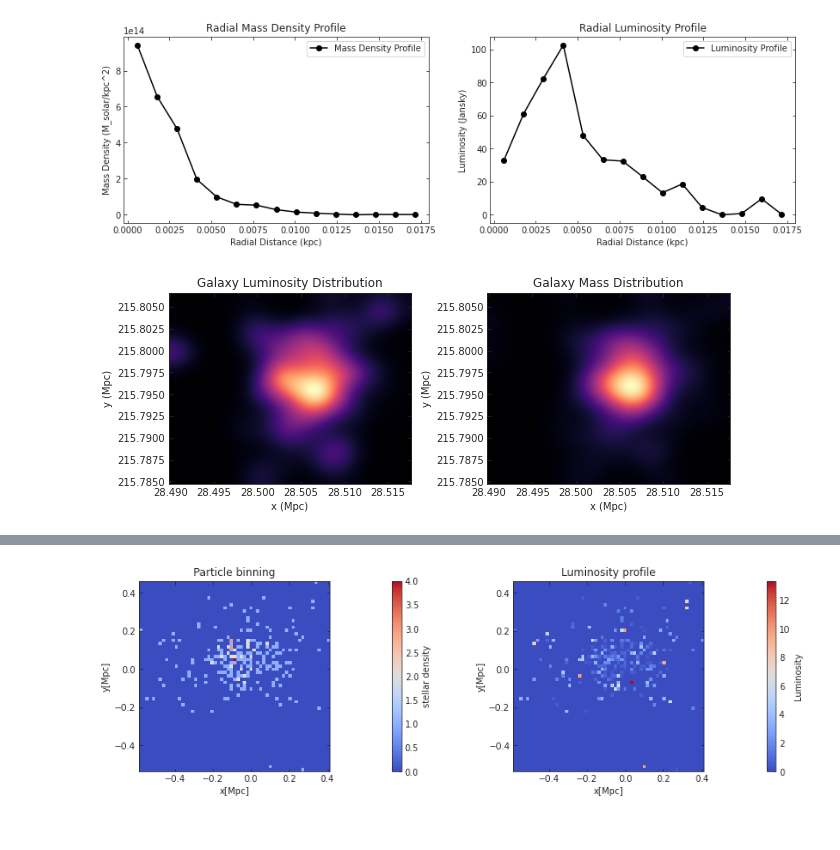
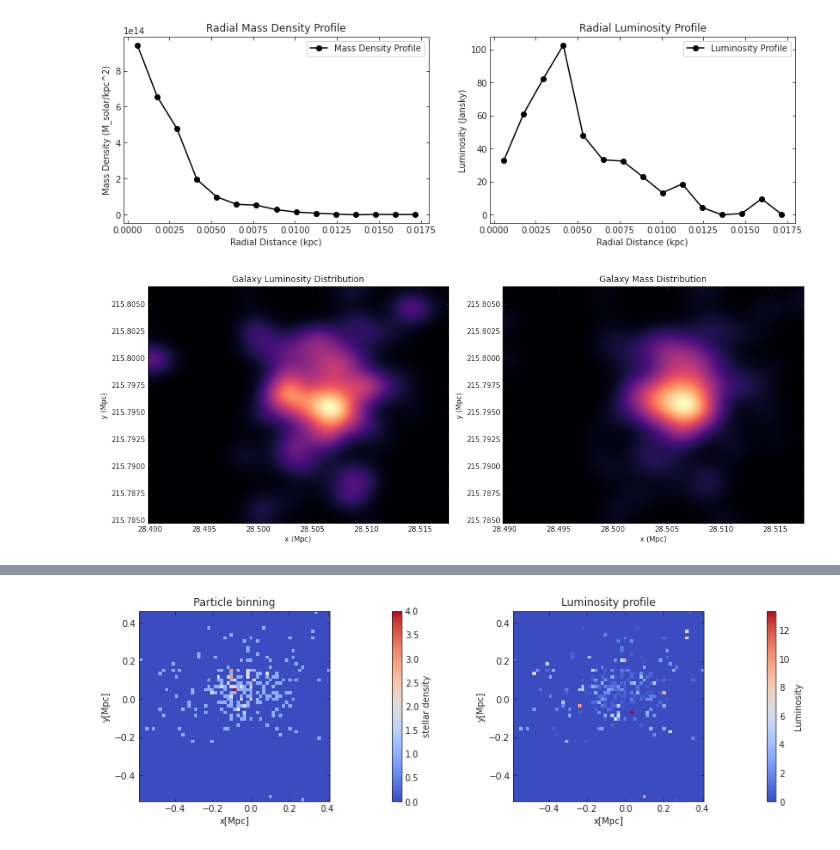
Before and after one commit to nesar/watercolor, a Jupyter notebook: nbs/index.ipynb, the cells around one changed output, grey strips where cells are left out. Cells and saved outputs as stored; diff of their text form; code cells hidden in the pictures.

```diff
--- a/nbs/index.ipynb
+++ b/nbs/index.ipynb
@@ -839,7 +849,7 @@ from scipy.ndimage import gaussian_filter
 # %%
 def canvas_plot(data,
                 canvas_size = 256,
-                gauss_sigma = 16):
+                gauss_sigma = 12):
 
     # Create a blank canvas
     # size of the canvas for the image
@@ -869,26 +879,28 @@ def canvas_plot(data,
 blurred_canvas_lum = canvas_plot(np.array([x_select, y_select, z_select]).T)
 blurred_canvas_mass = canvas_plot(np.array([x_select, y_select, m_select]).T)
 # %%
-f, a = plt.subplots(1, 2, figsize=(9, 6))
+f, a = plt.subplots(1, 2, figsize=(14, 8))
 cmap_select = 'magma'
 a[0].imshow(blurred_canvas_lum, cmap=cmap_select, origin='lower', extent=[x_select.min(), x_select.max(), y_select.min(), y_select.max()])
 # a[0].colorbar(label='Luminosity (Jansky)')
 a[0].set_title('Galaxy Luminosity Distribution')
 a[0].set_xlabel('x (Mpc)')
 a[0].set_ylabel('y (Mpc)')
+a[0].set_aspect('equal', 'box')
 
 
 a[1].imshow(blurred_canvas_mass, cmap=cmap_select, origin='lower', extent=[x_select.min(), x_select.max(), y_select.min(), y_select.max()])
 # a[1].colorbar(label='Mass (Msol)')
 # a[1].scatter(x_scaled, y_scaled, s=1)
 a[1].set_title('Galaxy Mass Distribution')
 a[1].set_xlabel('x (Mpc)')
 a[1].set_ylabel('y (Mpc)')
+a[1].set_aspect('equal', 'box')
 
 plt.tight_layout()
 plt.show()
 # %% [output]
-[figure, old version]
+[figure, new version]
 # %% [markdown]
 <!-- ### One can also find luminosity profiles for the simulated galaxies -->
 # %% [markdown]
```
Also changed, not shown: parts of 2 cells of this notebook, 11 other files.
